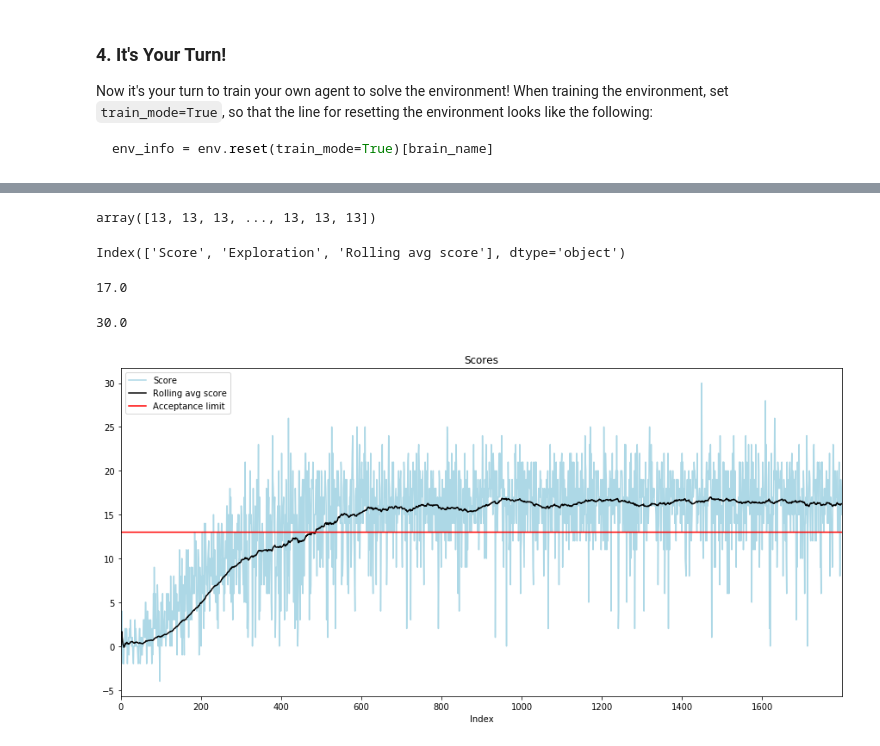
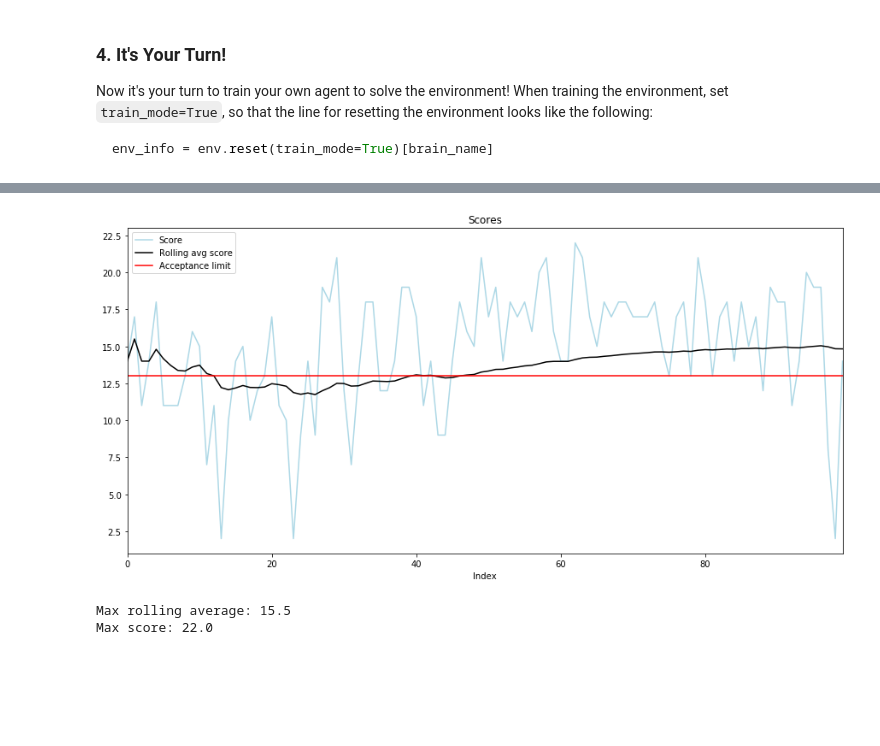
Before and after one commit to IzidoroBaltazar/DeepReinfLearning, a Jupyter notebook: project1/Navigation.ipynb, the cells around one changed output, grey strips where cells are left out. Drawn from its saved outputs; the diff is of its cells as text; code cells hidden in the pictures; blank space fills up the shorter version.

```diff
--- a/project1/Navigation.ipynb
+++ b/project1/Navigation.ipynb
@@ -265,18 +260,0 @@ df.shape
-# %%
-a = np.empty((1800,), dtype=np.int); a.fill(13)
-# %%
-a
-# %% [output]
-array([13, 13, 13, ..., 13, 13, 13])
-# %%
-df.keys()
-# %% [output]
-Index(['Score', 'Exploration', 'Rolling avg score'], dtype='object')
-# %%
-df['Rolling avg score'].max()
-# %% [output]
-17.0
-# %%
-df['Score'].max()
-# %% [output]
-30.0
@@ -288,8 +261,15 @@ cmap = cm.get_cmap('Spectral')
 # %%
-df = pd.read_csv('data.csv', index_col=0)
+df = pd.read_csv('data-test.csv', index_col=0)
+a = np.empty((df.shape[0],), dtype=np.int); a.fill(13)
 df['Acceptance limit'] = a
 pie = df[['Score', 'Rolling avg score', 'Acceptance limit']].plot(figsize=(15,7), title="Scores", color=['LightBlue','Black','Red'])
 fig = pie.get_figure()
-fig.savefig("figure.png")
+fig.savefig("figure-test.png")
 # %% [output]
-[figure, old version]
+[figure, new version]
+# %%
+print("Max rolling average: {}".format(df['Rolling avg score'].max()))
+print("Max score: {}".format(df['Score'].max()))
+# %% [output]
+Max rolling average: 15.5
+Max score: 22.0
```
Also changed, not shown: parts of 4 cells of this notebook, 15 other files.
